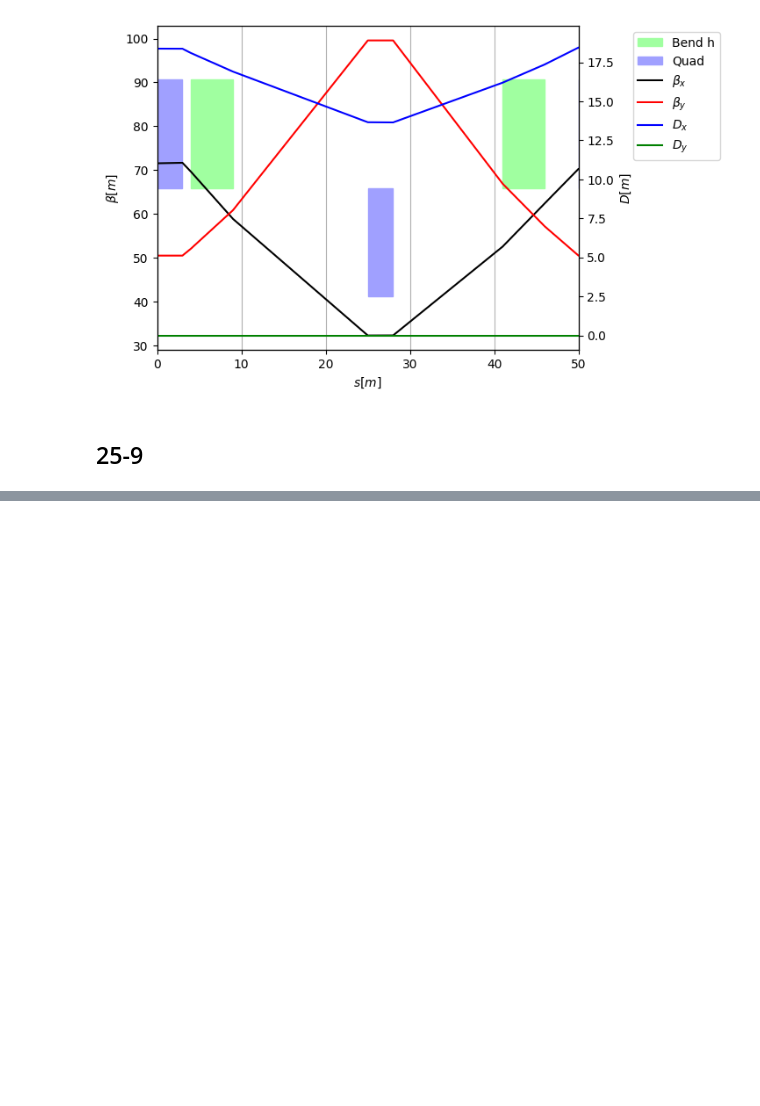
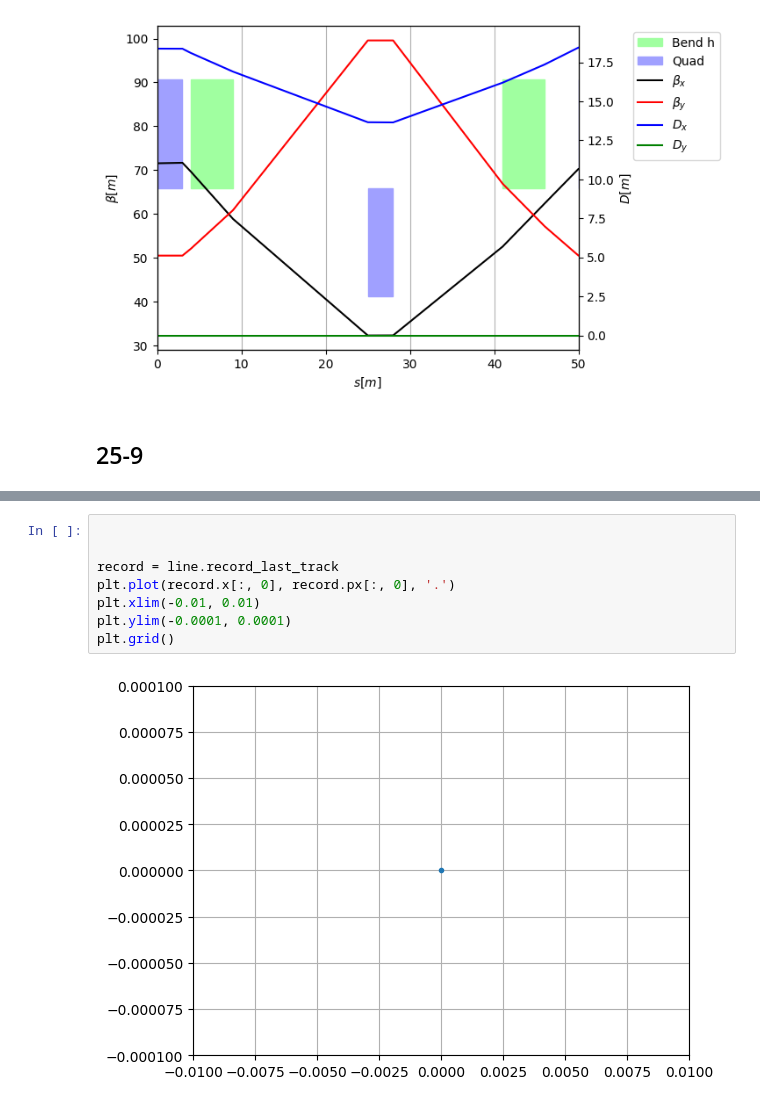
Before and after one commit to gornalexander/cas-beam-optics, a Jupyter notebook: Group_Oleksandr.ipynb, the cells around one changed output, grey strips where cells are left out. Drawn from its saved outputs; the diff is of its cells as text; blank space fills up the shorter version.

```diff
--- a/Group_Oleksandr.ipynb
+++ b/Group_Oleksandr.ipynb
@@ -200,0 +239,10 @@ plt.show()
+# %%
+
+
+record = line.record_last_track
+plt.plot(record.x[:, 0], record.px[:, 0], '.')
+plt.xlim(-0.01, 0.01)
+plt.ylim(-0.0001, 0.0001)
+plt.grid()
+# %% [output]
+[figure, added]
```
Also changed, not shown: parts of 16 cells of this notebook, 1 other file.
